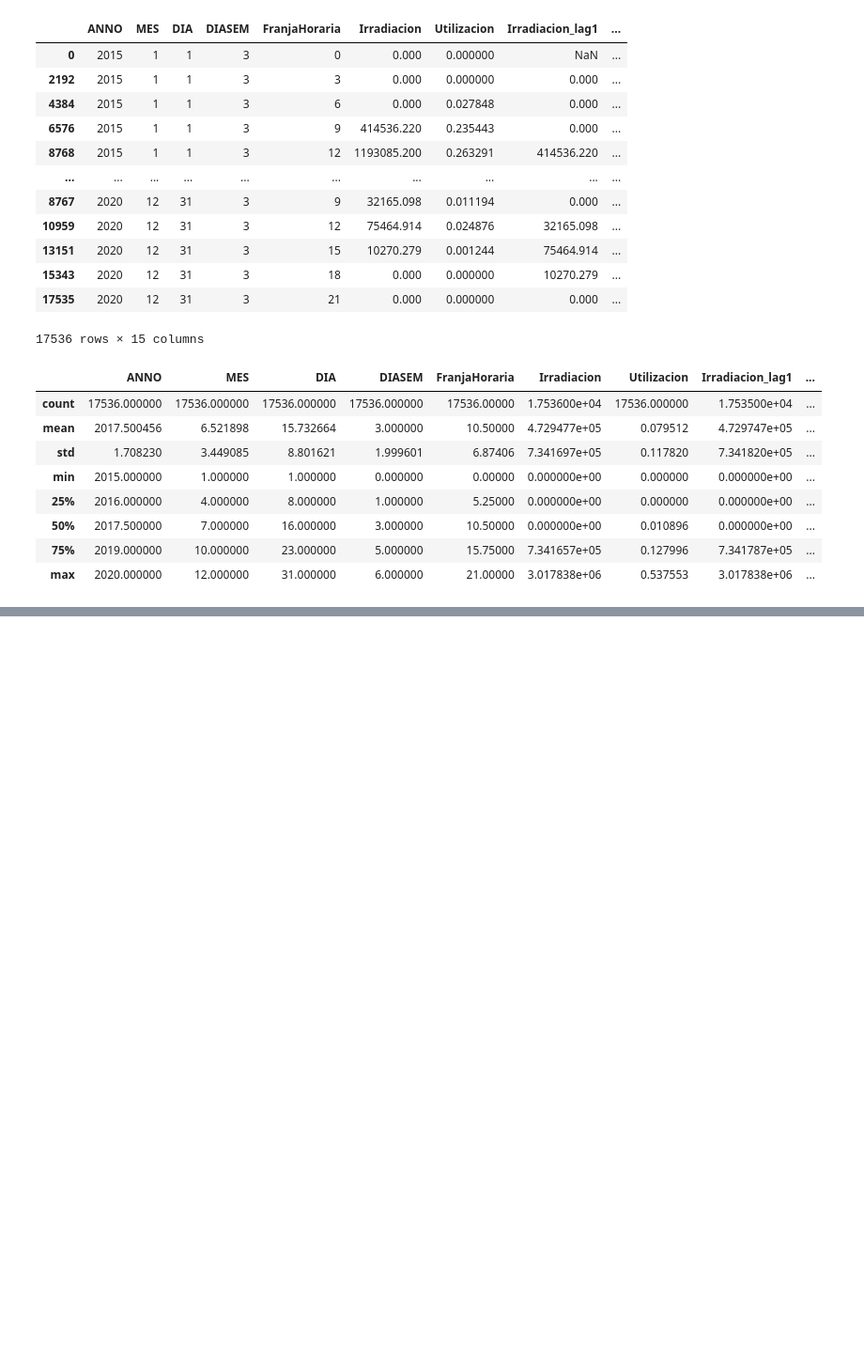
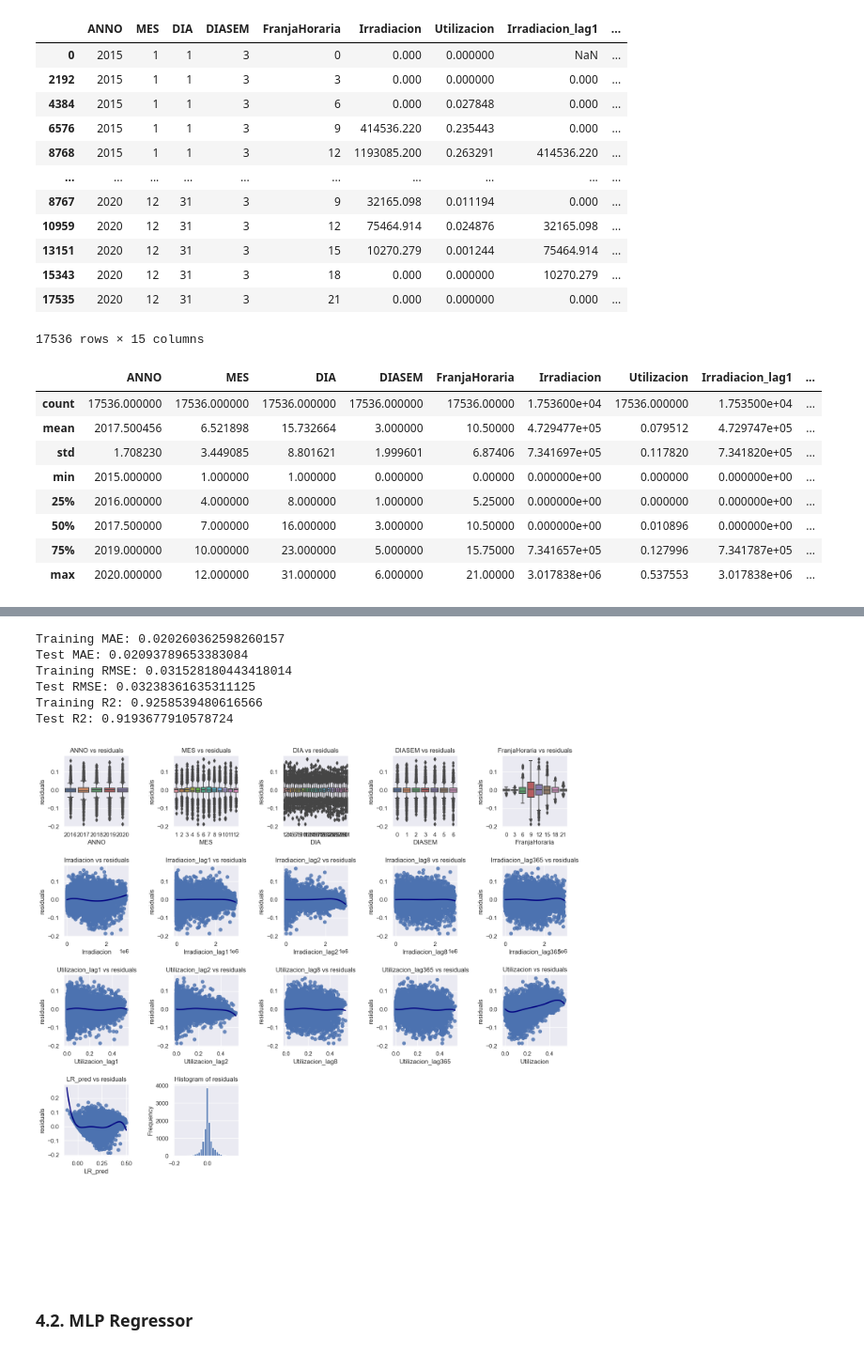
Before and after one commit to MARIABELENSB/Assessment1_MLII, a Jupyter notebook: src/2.Basic_model_regression.ipynb, the cells around one changed output, grey strips where cells are left out. Shown at 94% size. Cells and saved outputs as stored; diff of their text form; code cells hidden in the pictures; blank space fills up the shorter version.

```diff
--- a/src/2.Basic_model_regression.ipynb
+++ b/src/2.Basic_model_regression.ipynb
@@ -180,0 +367,29 @@ from sklearn.neural_network import MLPRegressor
+# %%
+dfTR_eval['LR_pred'] = LR_fit.predict(X_train)
+dfTS_eval['LR_pred'] = LR_fit.predict(X_test)
+# %%
+#Training and test MAE - Mean Absolute error
+print('Training MAE:',mean_absolute_error(dfTR_eval['Utilizacion'], dfTR_eval['LR_pred']))
+print('Test MAE:',mean_absolute_error(dfTS_eval['Utilizacion'], dfTS_eval['LR_pred']))
+
+#Training and test RMSE - Root Mean Square Error
+print('Training RMSE:',math.sqrt(mean_squared_error(dfTR_eval['Utilizacion'], dfTR_eval['LR_pred'])))
+print('Test RMSE:',math.sqrt(mean_squared_error(dfTS_eval['Utilizacion'], dfTS_eval['LR_pred'])))
+
+#Training and test r^2
+print('Training R2:',r2_score(dfTR_eval['Utilizacion'], dfTR_eval['LR_pred']))
+print('Test R2:',r2_score(dfTS_eval['Utilizacion'], dfTS_eval['LR_pred']))
+# %% [output]
+Training MAE: 0.020260362598260157
+Test MAE: 0.02093789653383084
+Training RMSE: 0.031528180443418014
+Test RMSE: 0.03238361635311125
+Training R2: 0.9258539480616566
+Test R2: 0.9193677910578724
+# %%
+#Analysis of residuals
+RT.plotModelDiagnosis(dfTR_eval, 'LR_pred', 'Utilizacion',figsize=[15,15])
+# %% [output]
+[figure, added]
+# %% [markdown]
+### 4.2. MLP Regressor
```
Also changed, not shown: parts of 72 cells of this notebook.
